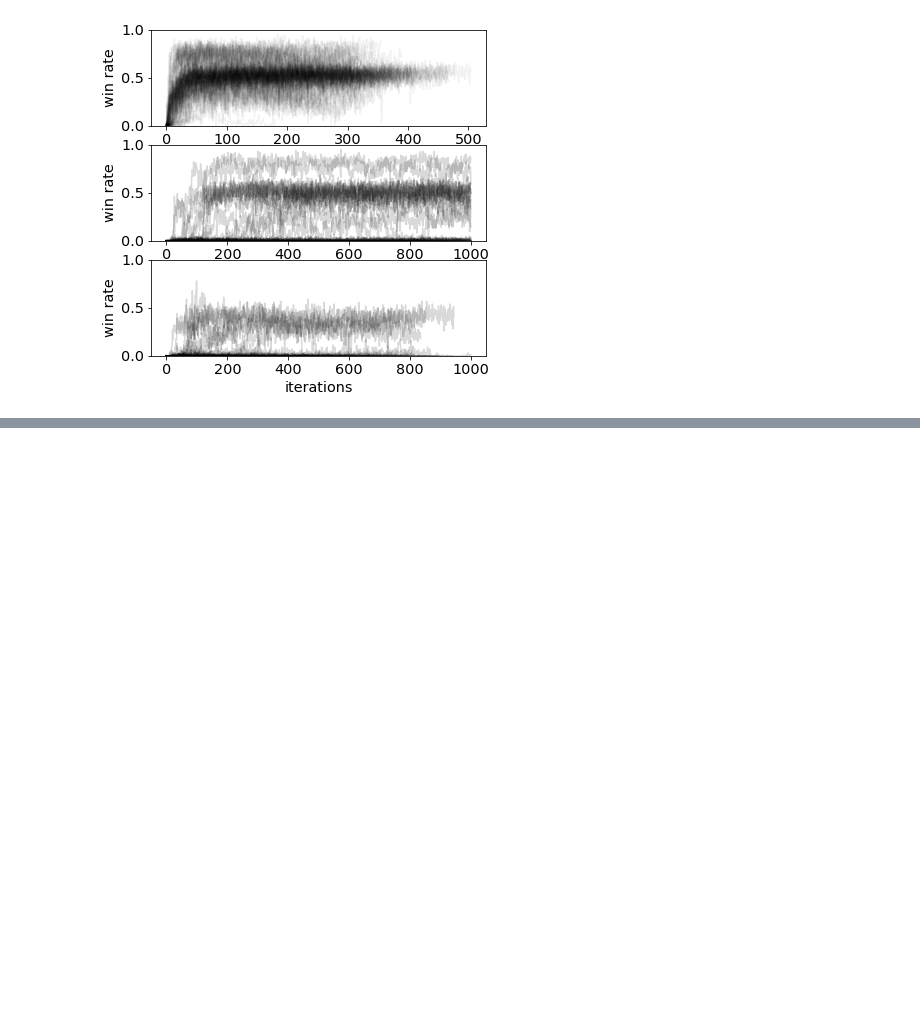
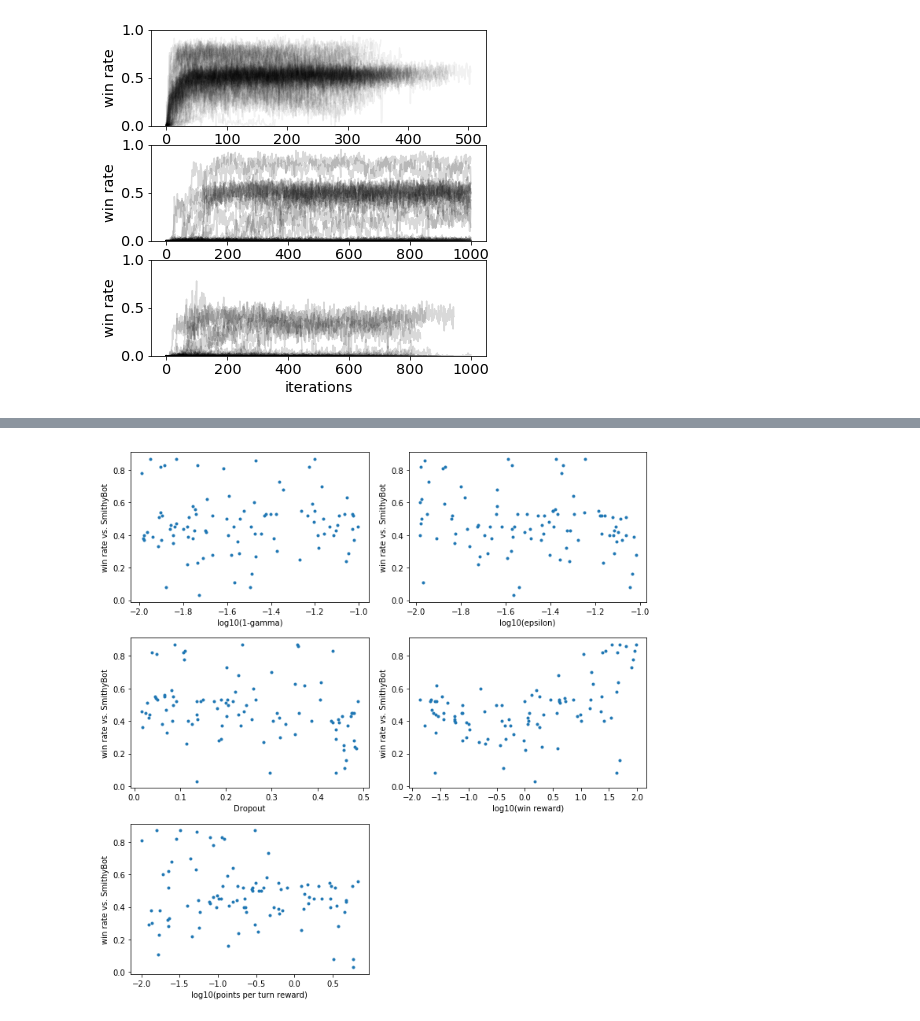
Before and after one commit to hungiyang/dominiate, a Jupyter notebook: dominiate/evaluate_training_progress.ipynb, the cells around one changed output, grey strips where cells are left out. Saved outputs shown, nothing was run; the diff lists cells and outputs as text; code cells hidden in the pictures; blank space fills up the shorter version.

```diff
--- a/dominiate/evaluate_training_progress.ipynb
+++ b/dominiate/evaluate_training_progress.ipynb
@@ -349,0 +370,24 @@ plt.savefig('plots/algorithm_comparison.png')
+# %%
+winrate = []
+for i in select:
+    winrate.append(np.partition(np.array(data[i][:50]).flatten(), -10)[-10])
+winrate = np.array(winrate)
+hyper_select = hyper[select]
+temp = np.zeros_like(hyper_select)
+hyper_select[:,3] = np.array([float(i=='True') for i in hyper_select[:,3]])
+hyper_select = hyper_select.astype(np.float)
+param_name = np.array(['n_layer','log10(1-gamma)', 'epsilon decay', 'log10(epsilon)', 'Dropout', 'log10(win reward)', 'log10(points per turn reward)'])
+# %%
+param_select = np.array([1,3,4,5,6])
+plt.figure(figsize=(10,10))
+for i in range(len(param_select)):
+    plt.subplot(3,2,i+1)
+    if i==2:
+        plt.plot(hyper_select[:,param_select+1][:,i], winrate/100, '.')
+    else:
+        plt.plot(np.log10(hyper_select[:,param_select+1][:,i]), winrate/100, '.')
+    plt.xlabel(param_name[param_select][i])
+    plt.ylabel('win rate vs. SmithyBot')
+plt.tight_layout()
+# %% [output]
+[figure, added]
```
Also changed, not shown: parts of 10 cells of this notebook, 2 other files.
